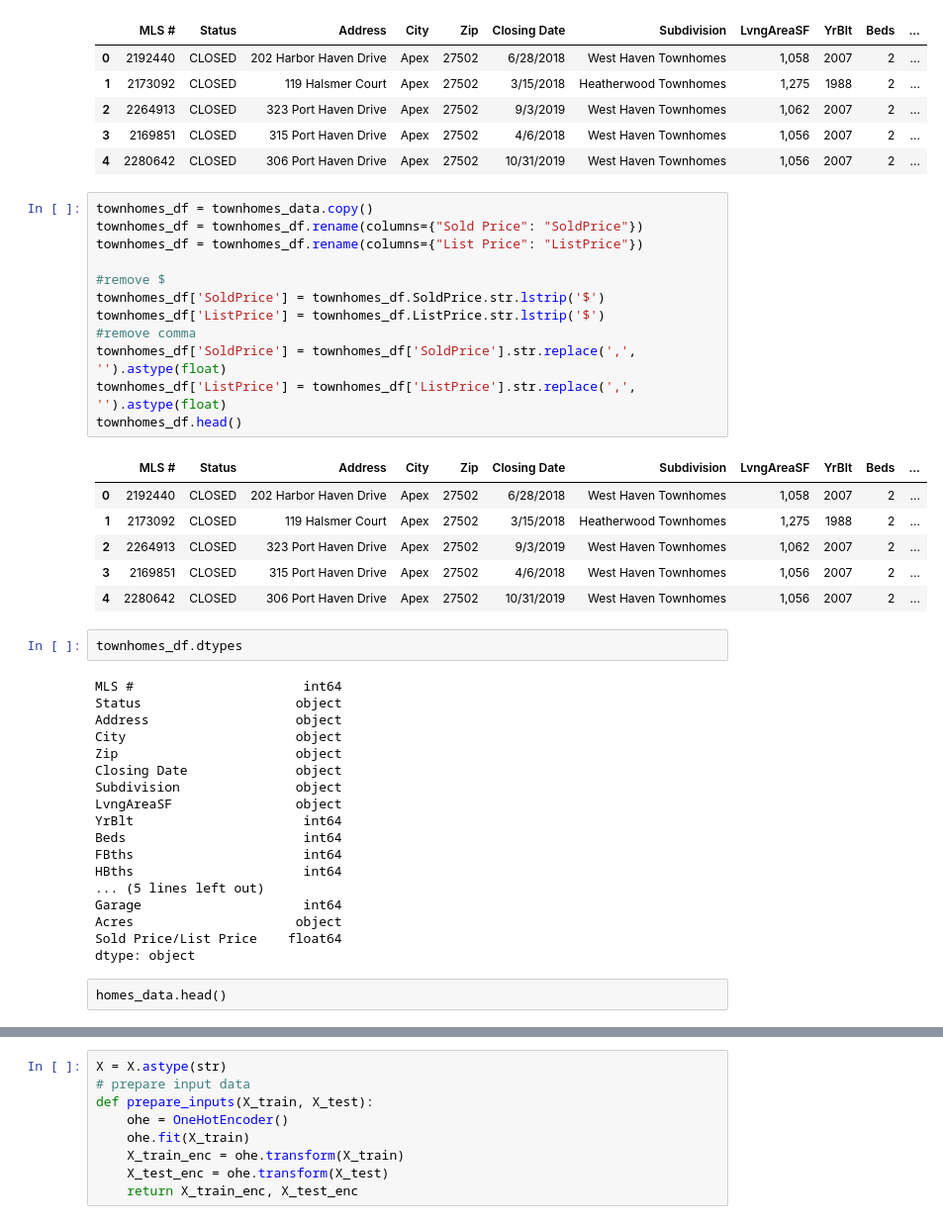
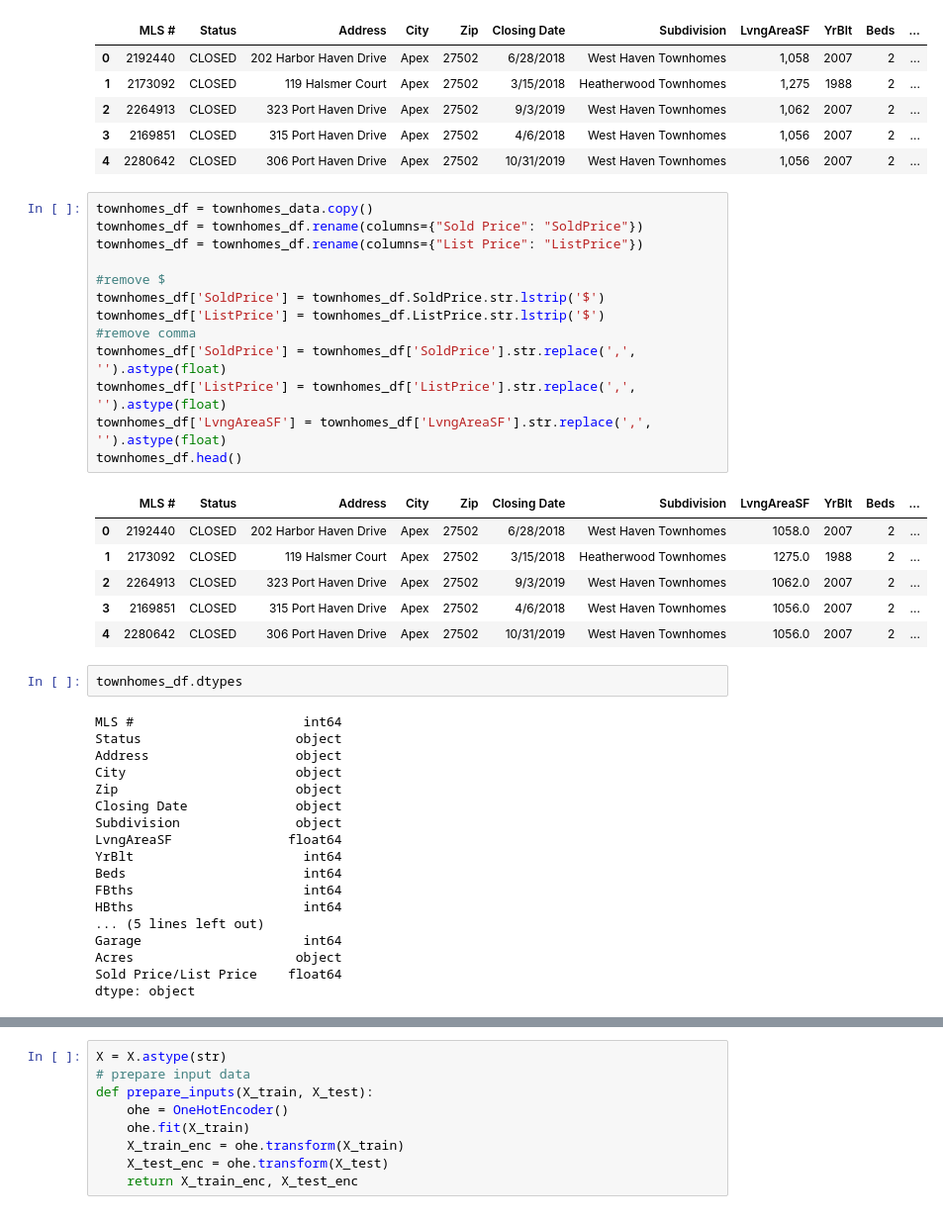
Before and after one commit to taftap8/apex_real_estate, a Jupyter notebook: apex_real_estate_copy.ipynb, the cells around one changed output, grey strips where cells are left out. Shown: that part at 99% size. Saved outputs shown, nothing was run; the diff lists cells and outputs as text.

```diff
--- a/apex_real_estate_copy.ipynb
+++ b/apex_real_estate_copy.ipynb
@@ -20,22 +18,23 @@ townhomes_data.head()
 # %%
 townhomes_df = townhomes_data.copy()
 townhomes_df = townhomes_df.rename(columns={"Sold Price": "SoldPrice"})
 townhomes_df = townhomes_df.rename(columns={"List Price": "ListPrice"})
 
 #remove $
 townhomes_df['SoldPrice'] = townhomes_df.SoldPrice.str.lstrip('$')
 townhomes_df['ListPrice'] = townhomes_df.ListPrice.str.lstrip('$')
 #remove comma
 townhomes_df['SoldPrice'] = townhomes_df['SoldPrice'].str.replace(',', '').astype(float)
 townhomes_df['ListPrice'] = townhomes_df['ListPrice'].str.replace(',', '').astype(float)
+townhomes_df['LvngAreaSF'] = townhomes_df['LvngAreaSF'].str.replace(',', '').astype(float)
 townhomes_df.head()
 # %% [output]
 |  | MLS # | Status | Address | City | Zip | Closing Date | Subdivision | LvngAreaSF | YrBlt | Beds | ... |
-| 0 | 2192440 | CLOSED | 202 Harbor Haven Drive | Apex | 27502 | 6/28/2018 | West Haven Townhomes | 1,058 | 2007 | 2 | ... |
-| 1 | 2173092 | CLOSED | 119 Halsmer Court | Apex | 27502 | 3/15/2018 | Heatherwood Townhomes | 1,275 | 1988 | 2 | ... |
-| 2 | 2264913 | CLOSED | 323 Port Haven Drive | Apex | 27502 | 9/3/2019 | West Haven Townhomes | 1,062 | 2007 | 2 | ... |
-| 3 | 2169851 | CLOSED | 315 Port Haven Drive | Apex | 27502 | 4/6/2018 | West Haven Townhomes | 1,056 | 2007 | 2 | ... |
-| 4 | 2280642 | CLOSED | 306 Port Haven Drive | Apex | 27502 | 10/31/2019 | West Haven Townhomes | 1,056 | 2007 | 2 | ... |
+| 0 | 2192440 | CLOSED | 202 Harbor Haven Drive | Apex | 27502 | 6/28/2018 | West Haven Townhomes | 1058.0 | 2007 | 2 | ... |
+| 1 | 2173092 | CLOSED | 119 Halsmer Court | Apex | 27502 | 3/15/2018 | Heatherwood Townhomes | 1275.0 | 1988 | 2 | ... |
+| 2 | 2264913 | CLOSED | 323 Port Haven Drive | Apex | 27502 | 9/3/2019 | West Haven Townhomes | 1062.0 | 2007 | 2 | ... |
+| 3 | 2169851 | CLOSED | 315 Port Haven Drive | Apex | 27502 | 4/6/2018 | West Haven Townhomes | 1056.0 | 2007 | 2 | ... |
+| 4 | 2280642 | CLOSED | 306 Port Haven Drive | Apex | 27502 | 10/31/2019 | West Haven Townhomes | 1056.0 | 2007 | 2 | ... |
 # %%
 townhomes_df.dtypes
 # %% [output]
@@ -46,7 +45,7 @@ City                      object
 Zip                       object
 Closing Date              object
 Subdivision               object
-LvngAreaSF                object
+LvngAreaSF               float64
 YrBlt                      int64
 Beds                       int64
 FBths                      int64
@@ -56,5 +55,3 @@ Garage                     int64
 Acres                     object
 Sold Price/List Price    float64
 dtype: object
-# %% [raw]
-homes_data.head()
```
Also changed, not shown: parts of 24 cells of this notebook.
